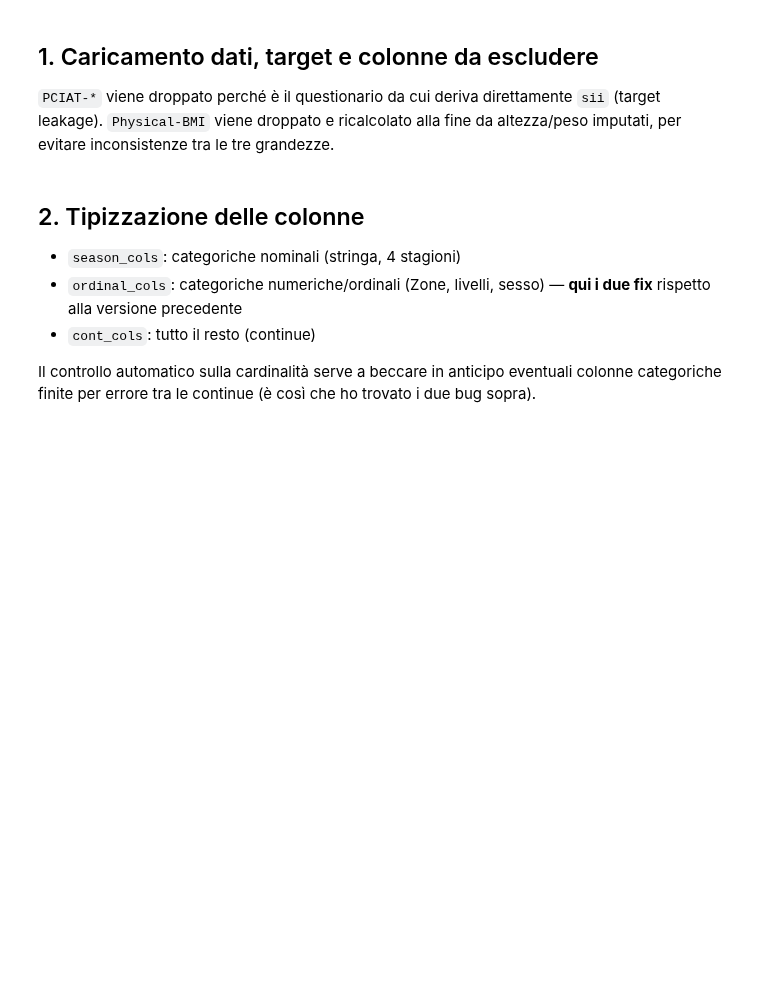
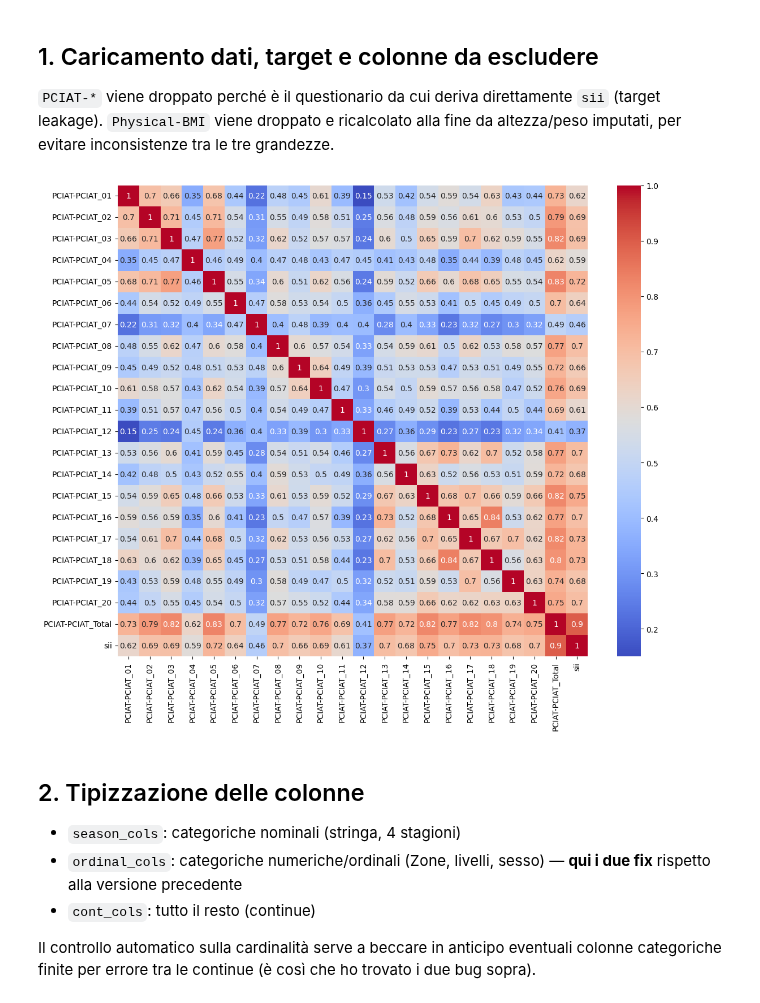
Before and after one commit to pietrogagliardi733/DATA-MINING-2-, a Jupyter notebook: DATA_UND_PREP/Data_Preparation.ipynb, the cells around one changed output. Drawn from its saved outputs; the diff is of its cells as text; code cells hidden in the pictures; blank space fills up the shorter version.

```diff
--- a/DATA_UND_PREP/Data_Preparation.ipynb
+++ b/DATA_UND_PREP/Data_Preparation.ipynb
@@ -32,12 +32,22 @@ N_ITER = 6           # round del ciclo MICE — un albero singolo e' velocissimo
 # %%
 df = pd.read_csv("cmi_internet_da_classificare.csv")
 ids = df["id"]
 
 pciat_cols = df.columns[df.columns.str.contains("PCIAT")]
+sii_cols = df.columns[df.columns.str.contains("sii")]
+corr_cols = list(pciat_cols) + list(sii_cols)
+corr_data = df[corr_cols].select_dtypes(include="number")
+
+plt.figure(figsize=(12, 10))
+sns.heatmap(corr_data.corr(), annot=True, cmap="coolwarm")
+plt.tight_layout()
+plt.show()
 df = df.drop(columns=["id", "Physical-BMI"] + list(pciat_cols))
 
 y = df["sii"]
 X = df.drop(columns=["sii"])
+# %% [output]
+[figure, added]
 # %% [markdown]
 ## 2. Tipizzazione delle colonne
 
```
Also changed, not shown: parts of 10 cells of this notebook.
